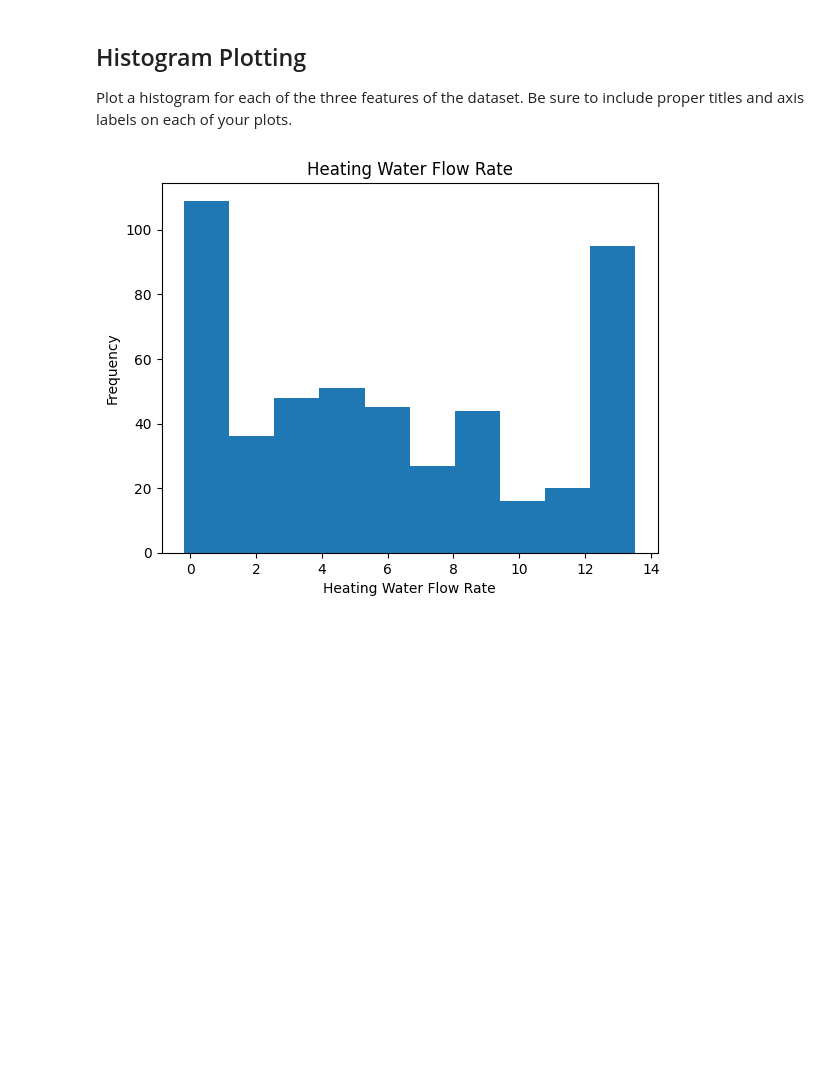
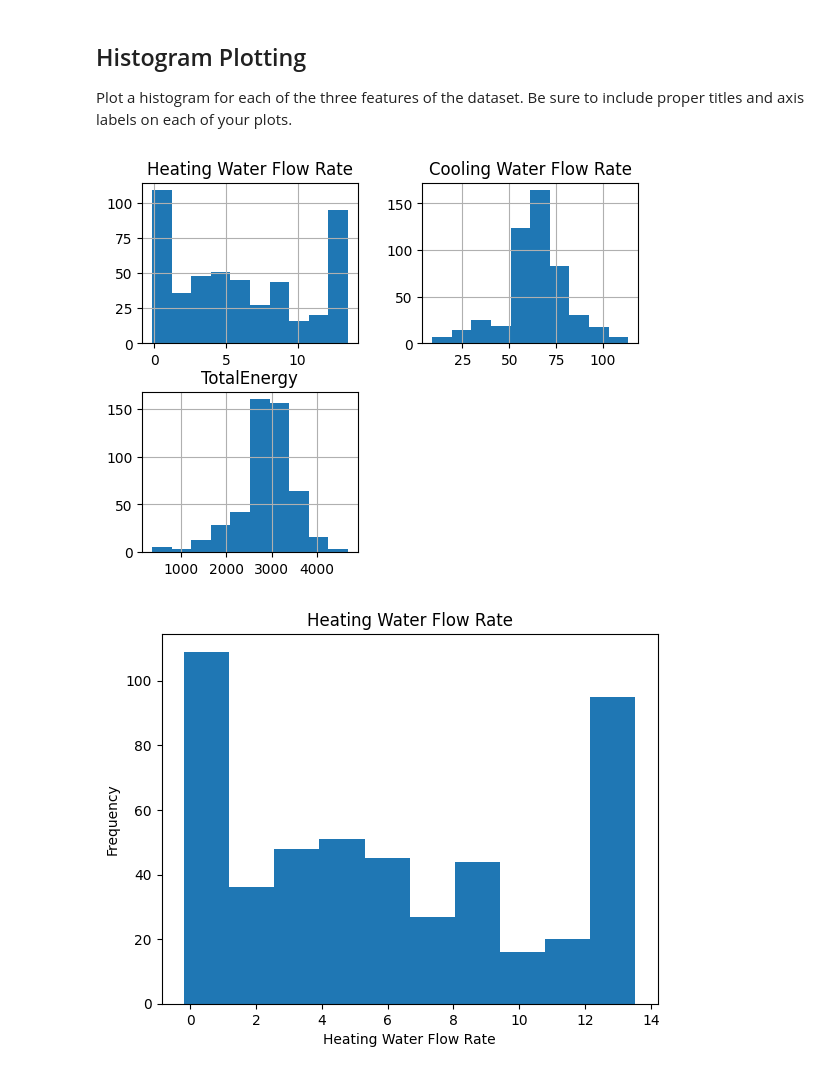
Before and after one commit to ncat-morrow/isen-project-1-the-avengers, a Jupyter notebook: ISEN_370_Project_1_Assignment.ipynb, the cells around one changed output. Saved outputs shown, nothing was run; the diff lists cells and outputs as text; code cells hidden in the pictures; blank space fills up the shorter version.

```diff
--- a/ISEN_370_Project_1_Assignment.ipynb
+++ b/ISEN_370_Project_1_Assignment.ipynb
@@ -65,6 +65,11 @@ features.describe()
 # %% [markdown]
 ## Histogram Plotting
 Plot a histogram for each of the three features of the dataset. Be sure to include proper titles and axis labels on each of your plots.
+# %%
+features.hist()
+plt.show()
+# %% [output]
+[figure, added]
 # %%
 plt.hist(features['Heating Water Flow Rate'])
 plt.ylabel('Frequency')
```
Also changed, not shown: parts of 2 cells of this notebook.
